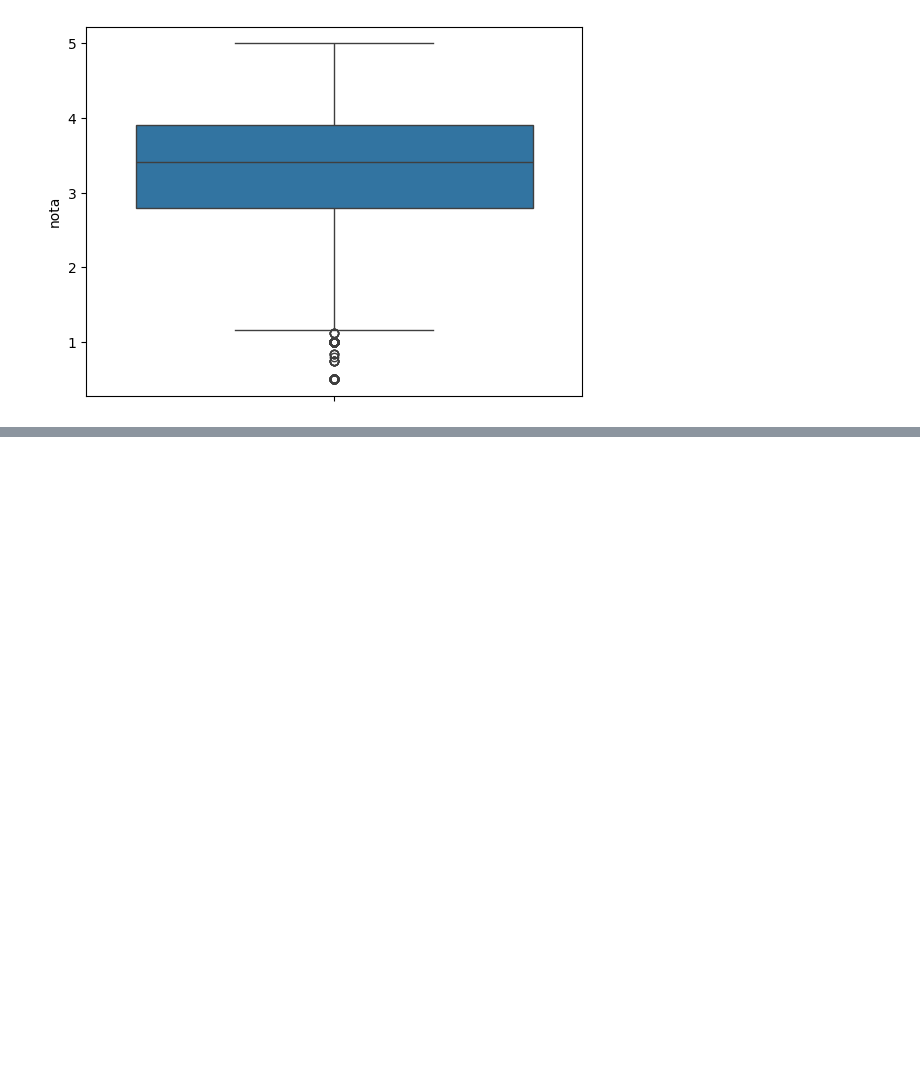
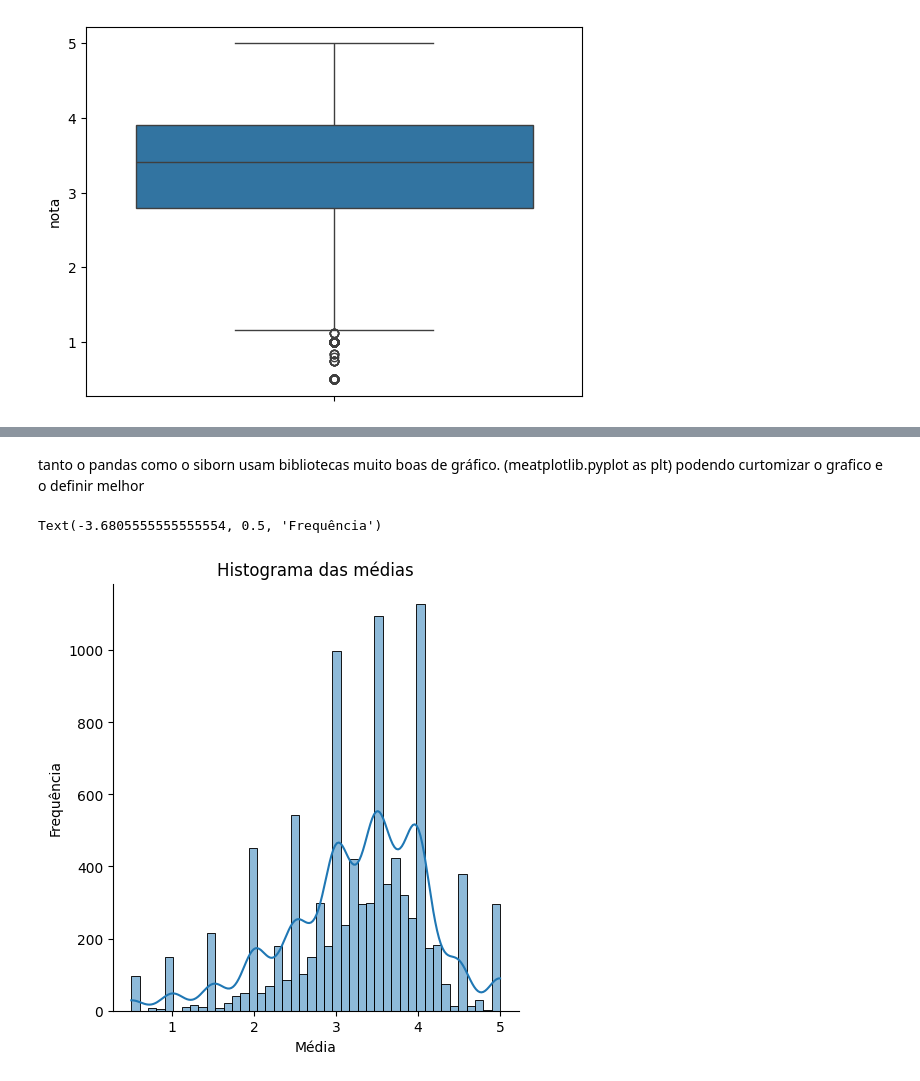
Before and after one commit to annaklaracss/data_science-, a Jupyter notebook: introdu_o_a_data_science.ipynb, the cells around one changed output, grey strips where cells are left out. Drawn from its saved outputs; the diff is of its cells as text; code cells hidden in the pictures; blank space fills up the shorter version.

```diff
--- a/introdu_o_a_data_science.ipynb
+++ b/introdu_o_a_data_science.ipynb
@@ -272,0 +294,13 @@ medias.describe()
+# %% [markdown]
+tanto o pandas como o siborn usam bibliotecas muito boas de gráfico. (meatplotlib.pyplot as plt)
+podendo curtomizar o grafico e o definir melhor
+# %%
+import matplotlib.pyplot as plt #importação da biblioteca de graficos
+
+sns.displot(medias, kde= True)
+plt.title('Histograma das médias') #nomeandoo o titulo do grafico
+plt.xlabel('Média') #nomeando o eixo x do grafico
+plt.ylabel('Frequência') #nomeando o eixo y do gráfico
+# %% [output]
+Text(-3.6805555555555554, 0.5, 'Frequência')
+[figure, added]
```
Also changed, not shown: parts of 4 cells of this notebook.
